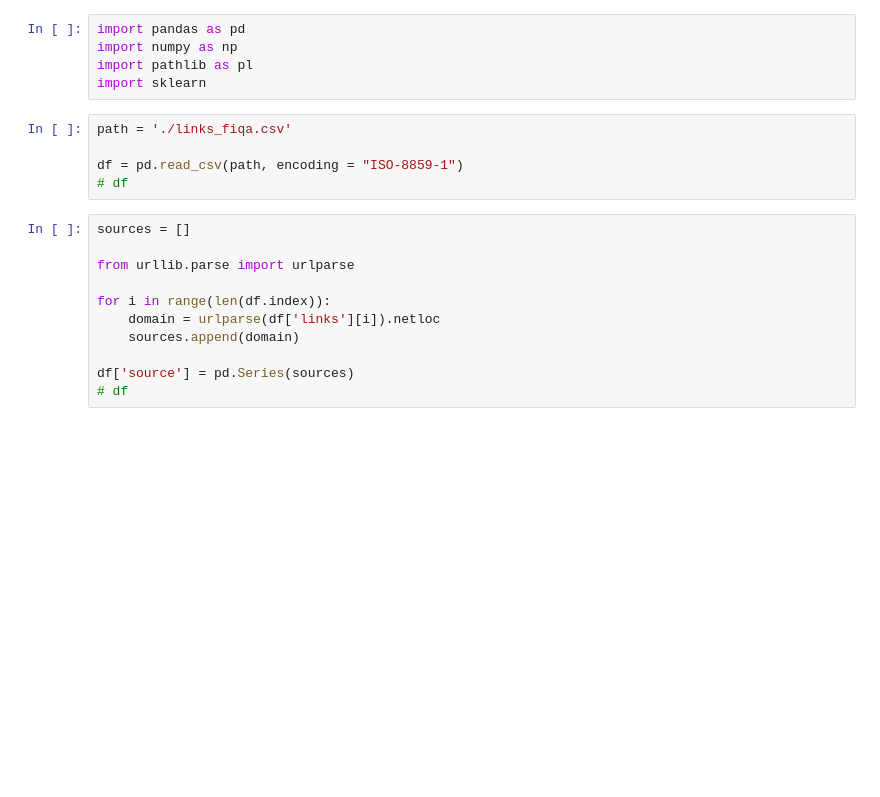
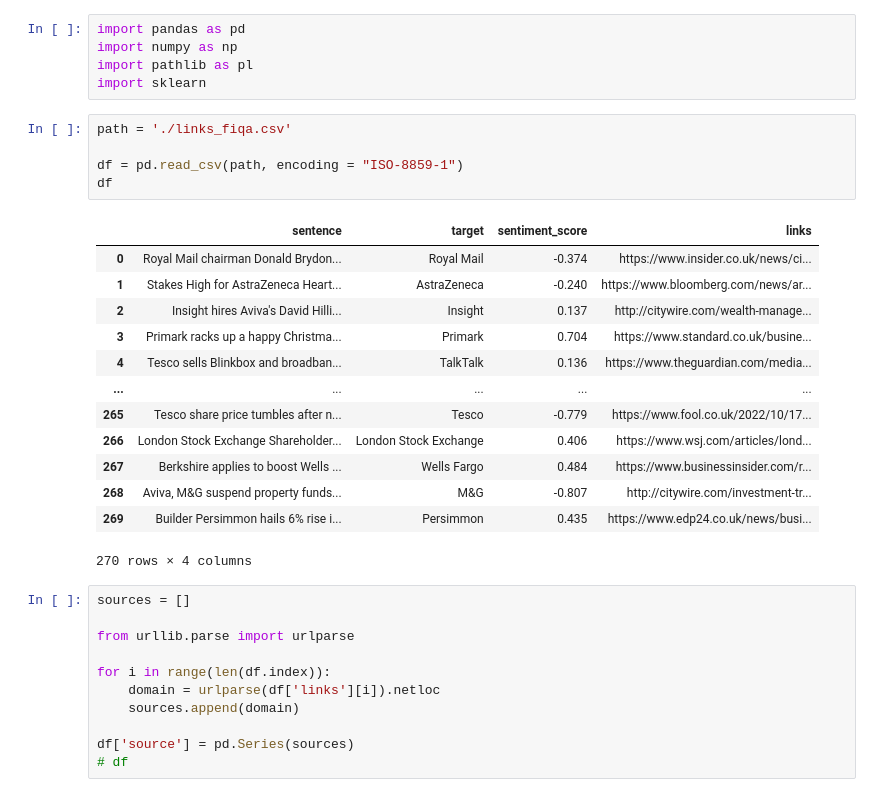
Before and after one commit to juanyodavid/capstone, a Jupyter notebook: dev/web_scrapper/web_scrapper.ipynb, the cells around one changed output. Cells and saved outputs as stored; diff of their text form; blank space fills up the shorter version.

```diff
--- a/dev/web_scrapper/web_scrapper.ipynb
+++ b/dev/web_scrapper/web_scrapper.ipynb
@@ -6,8 +6,22 @@ import sklearn
 # %%
 path = './links_fiqa.csv'
 
 df = pd.read_csv(path, encoding = "ISO-8859-1")
-# df
+df
+# %% [output]
+|  | sentence | target | sentiment_score | links |
+| 0 | Royal Mail chairman Donald Brydon... | Royal Mail | -0.374 | https://www.insider.co.uk/news/ci... |
+| 1 | Stakes High for AstraZeneca Heart... | AstraZeneca | -0.240 | https://www.bloomberg.com/news/ar... |
+| 2 | Insight hires Aviva's David Hilli... | Insight | 0.137 | http://citywire.com/wealth-manage... |
+| 3 | Primark racks up a happy Christma... | Primark | 0.704 | https://www.standard.co.uk/busine... |
+| 4 | Tesco sells Blinkbox and broadban... | TalkTalk | 0.136 | https://www.theguardian.com/media... |
+| ... | ... | ... | ... | ... |
+| 265 | Tesco share price tumbles after n... | Tesco | -0.779 | https://www.fool.co.uk/2022/10/17... |
+| 266 | London Stock Exchange Shareholder... | London Stock Exchange | 0.406 | https://www.wsj.com/articles/lond... |
+| 267 | Berkshire applies to boost Wells ... | Wells Fargo | 0.484 | https://www.businessinsider.com/r... |
+| 268 | Aviva, M&G suspend property funds... | M&G | -0.807 | http://citywire.com/investment-tr... |
+| 269 | Builder Persimmon hails 6% rise i... | Persimmon | 0.435 | https://www.edp24.co.uk/news/busi... |
+270 rows × 4 columns
 # %%
 sources = []
 
```
Also changed, not shown: parts of 10 cells of this notebook, 4 other files.
